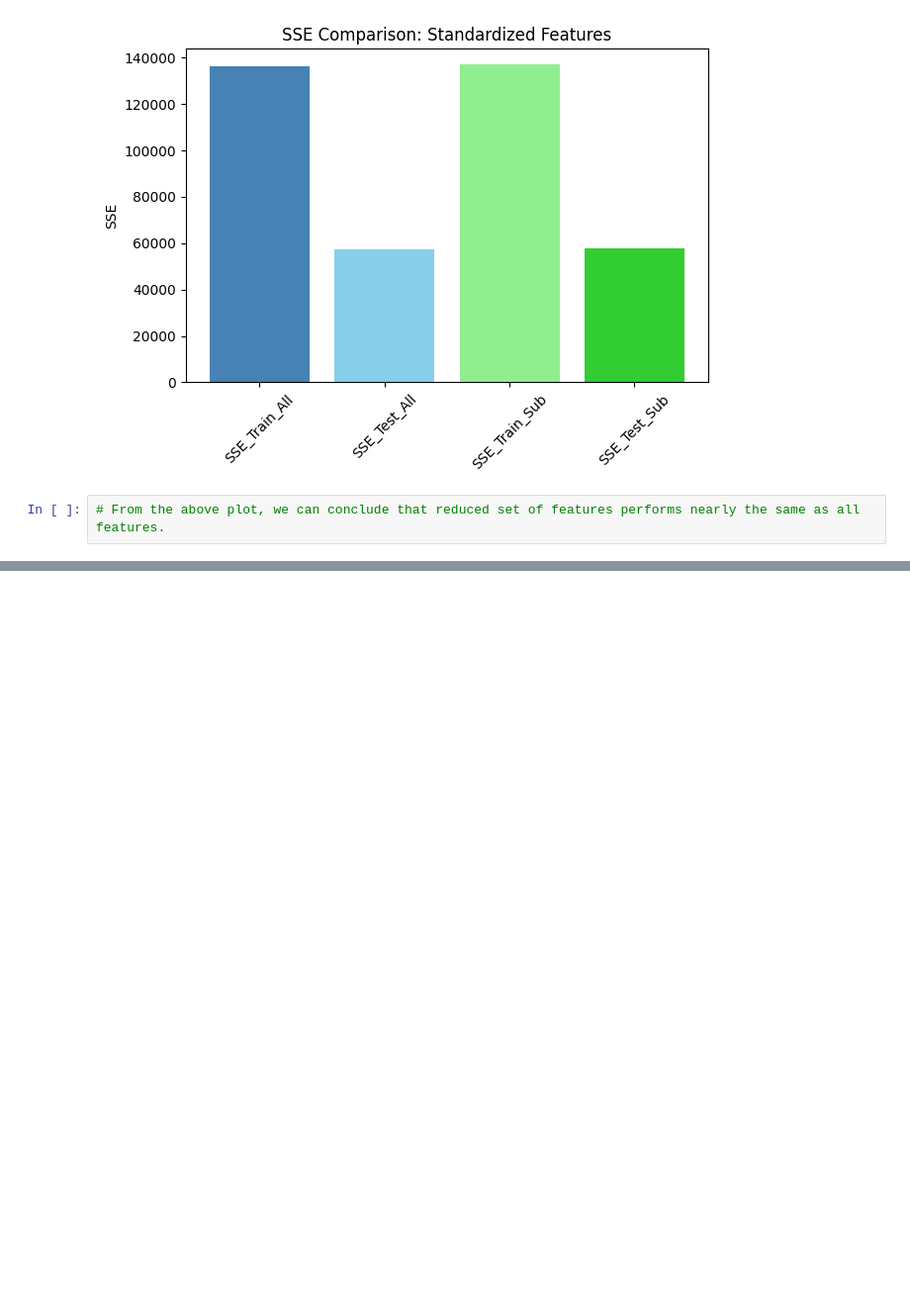
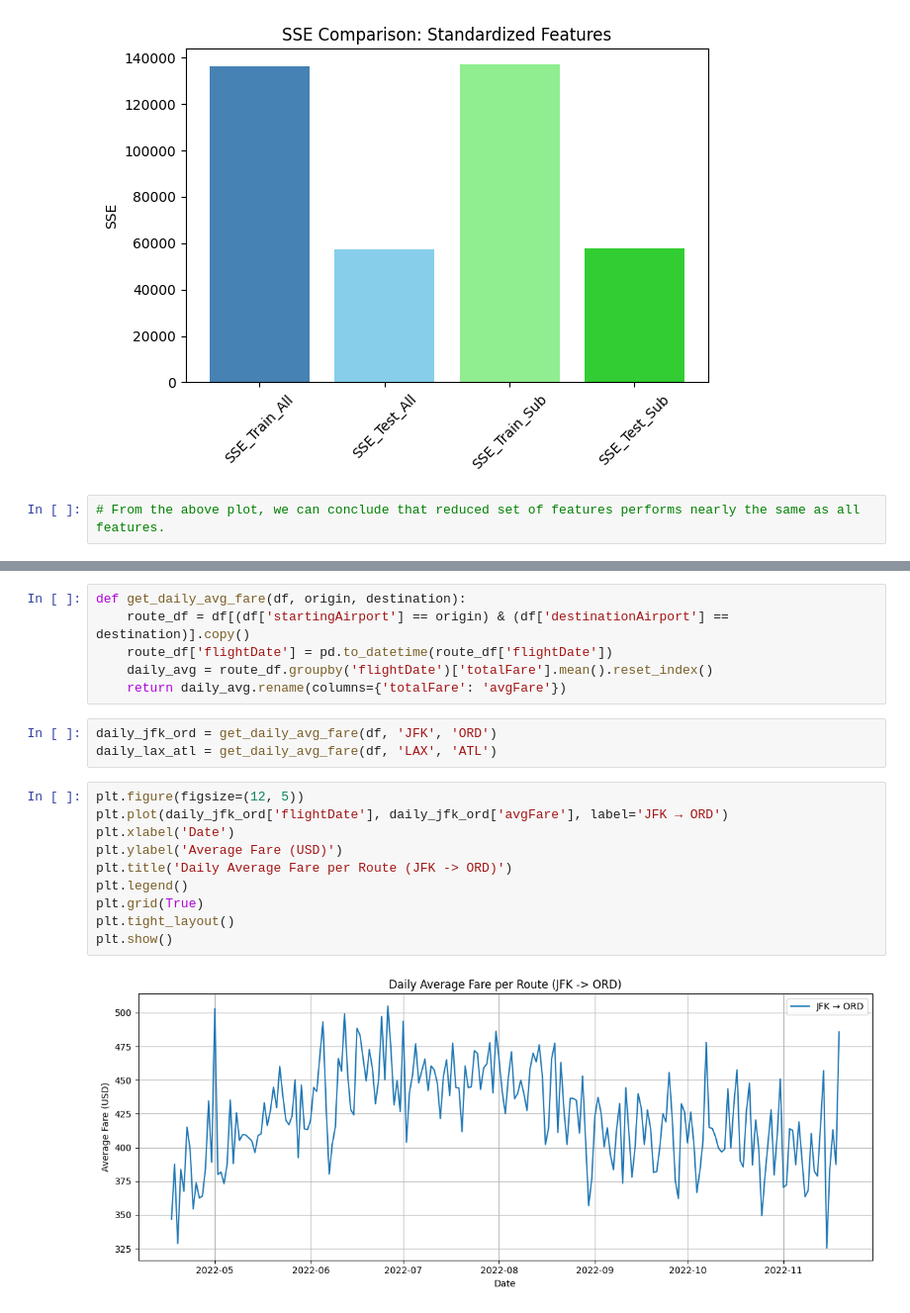
Before and after one commit to harshil-sanghvi/cse544-project, a Jupyter notebook: final_project.ipynb, the cells around one changed output, grey strips where cells are left out. Shown at 99% size. Drawn from its saved outputs; the diff is of its cells as text; blank space fills up the shorter version.

Commit message:
Peformed Time series analysis for daily average fares

```diff
--- a/final_project.ipynb
+++ b/final_project.ipynb
@@ -638,0 +647,21 @@ SSEs: {'SSE_Train_All': np.float64(136353.5689825429), 'SSE_Test_All': np.float6
+# %%
+def get_daily_avg_fare(df, origin, destination):
+    route_df = df[(df['startingAirport'] == origin) & (df['destinationAirport'] == destination)].copy()
+    route_df['flightDate'] = pd.to_datetime(route_df['flightDate'])
+    daily_avg = route_df.groupby('flightDate')['totalFare'].mean().reset_index()
+    return daily_avg.rename(columns={'totalFare': 'avgFare'})
+# %%
+daily_jfk_ord = get_daily_avg_fare(df, 'JFK', 'ORD')
+daily_lax_atl = get_daily_avg_fare(df, 'LAX', 'ATL')
+# %%
+plt.figure(figsize=(12, 5))
+plt.plot(daily_jfk_ord['flightDate'], daily_jfk_ord['avgFare'], label='JFK → ORD')
+plt.xlabel('Date')
+plt.ylabel('Average Fare (USD)')
+plt.title('Daily Average Fare per Route (JFK -> ORD)')
+plt.legend()
+plt.grid(True)
+plt.tight_layout()
+plt.show()
+# %% [output]
+[figure, added]
```
Also changed, not shown: parts of 22 cells of this notebook.
